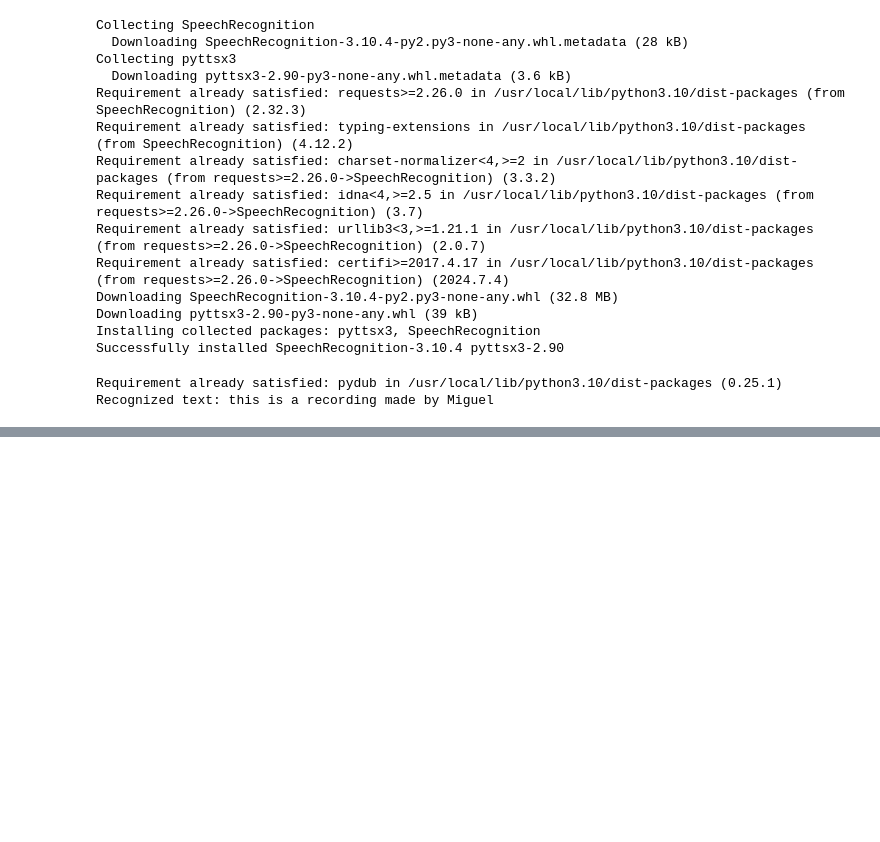
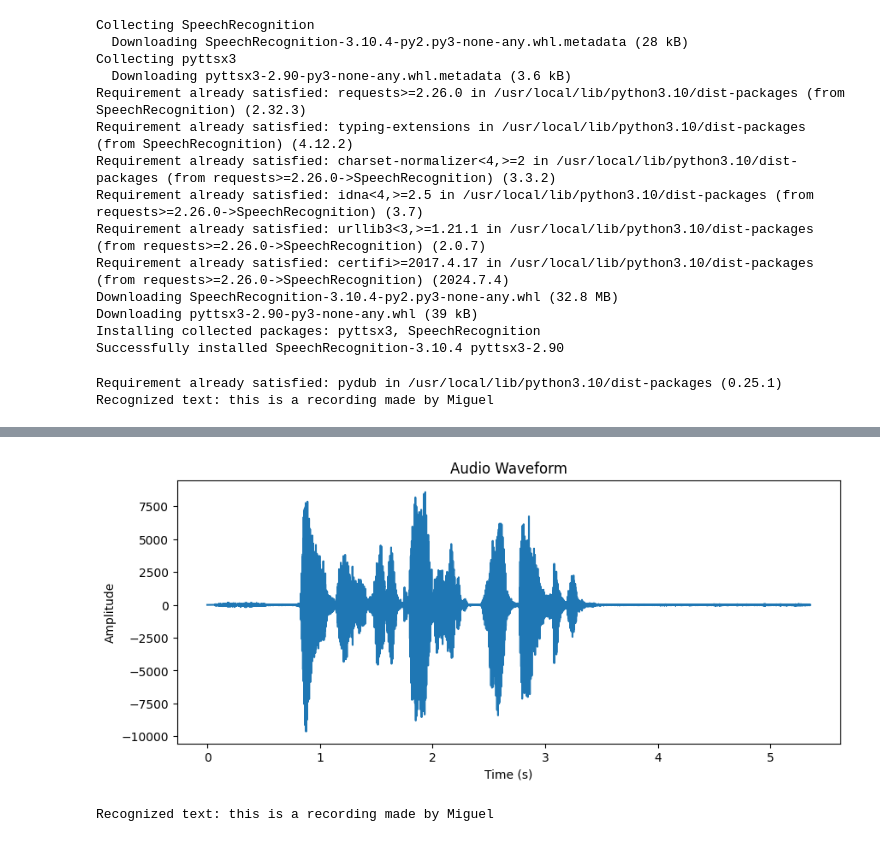
Before and after one commit to miguelangel18241/NLP, a Jupyter notebook: AAI_Assessment_3_SpeechRecognition.ipynb, the cells around one changed output, grey strips where cells are left out. Drawn from its saved outputs; the diff is of its cells as text; code cells hidden in the pictures; blank space fills up the shorter version.

```diff
--- a/AAI_Assessment_3_SpeechRecognition.ipynb
+++ b/AAI_Assessment_3_SpeechRecognition.ipynb
@@ -47,3 +47,40 @@ with sr.AudioFile('converted.wav') as source:
 # %% [output]
 Requirement already satisfied: pydub in /usr/local/lib/python3.10/dist-packages (0.25.1)
 Recognized text: this is a recording made by Miguel
+# %%
+!pip install pydub
+!pip install matplotlib
+
+from pydub import AudioSegment
+import speech_recognition as sr
+import matplotlib.pyplot as plt
+import numpy as np
+
+# Load the audio file
+sound = AudioSegment.from_mp3("recording_1.mp3")
+sound.export("converted.wav", format="wav")
+
+# Convert the audio file to a numpy array for plotting
+samples = np.array(sound.get_array_of_samples())
+sample_rate = sound.frame_rate
+
+# Plot the waveform
+plt.figure(figsize=(10, 4))
+plt.plot(np.linspace(0, len(samples) / sample_rate, num=len(samples)), samples)
+plt.title("Audio Waveform")
+plt.xlabel("Time (s)")
+plt.ylabel("Amplitude")
+plt.show()
+
+# Initialize recognizer and transcribe audio
+recognizer = sr.Recognizer()
+with sr.AudioFile('converted.wav') as source:
+    audio = recognizer.record(source)
+    try:
+        text = recognizer.recognize_google(audio)
+        print("Recognized text:", text)
+    except sr.UnknownValueError:
+        print("Google Speech Recognition could not understand audio")
+    except sr.RequestError as e:
+        print(f"Could not request results from Google Speech Recognition service; {e}")
+# %% [output]
@@ -49,0 +99,2 @@ Recognized text: this is a recording made by Miguel
+[figure, added]
+Recognized text: this is a recording made by Miguel
```
Also changed, not shown: parts of 1 cell of this notebook.
